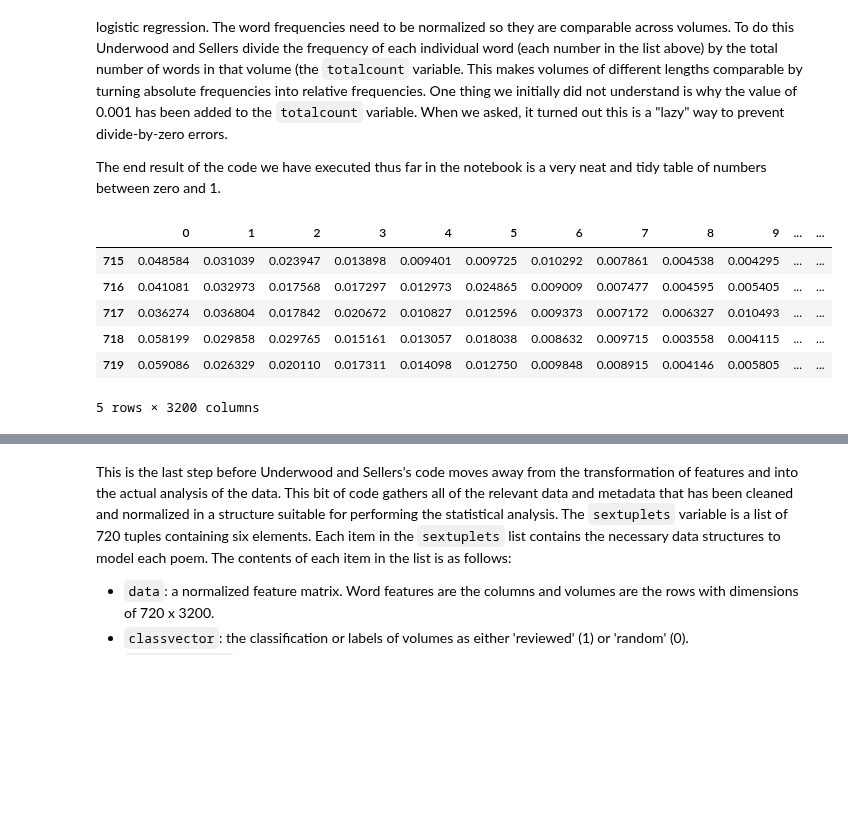
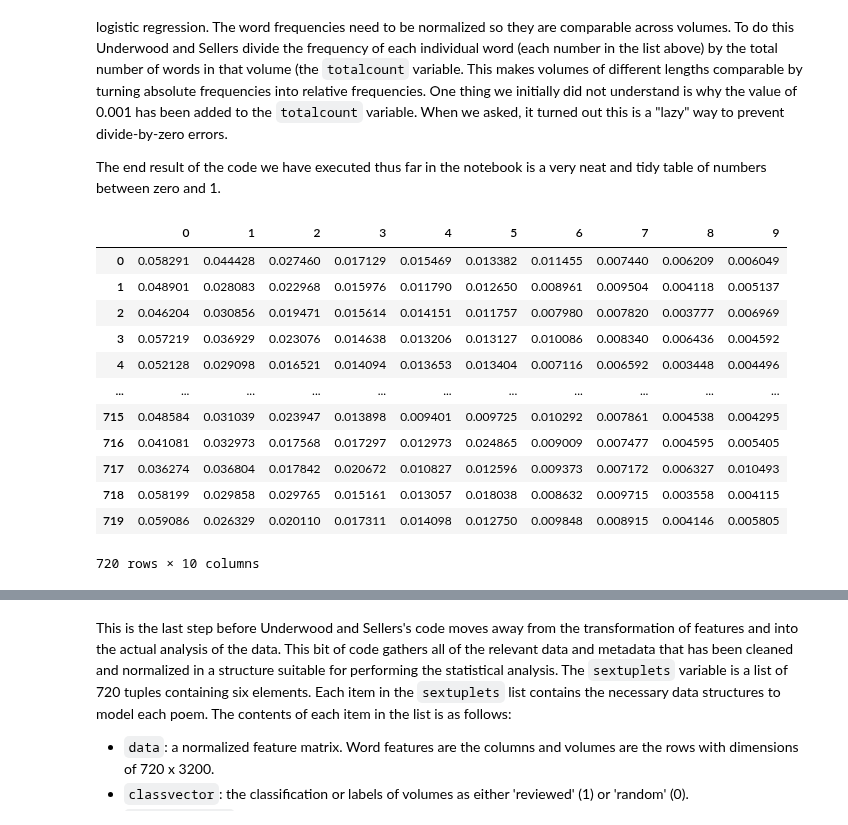
Before and after one commit to interedition/paceofchange, a Jupyter notebook: defactoring-pace-of-change.ipynb, the cells around one changed output, grey strips where cells are left out. Drawn from its saved outputs; the diff is of its cells as text; code cells hidden in the pictures; blank space fills up the shorter version.

Commit message:
trimming tables for better static display

```diff
--- a/defactoring-pace-of-change.ipynb
+++ b/defactoring-pace-of-change.ipynb
@@ -891,15 +890,21 @@ The end result of the code we have executed thus far in the notebook is a very n
 # %%
 ### DEFACTORING INSPECTION
 # Normalized perspective of the data
-data.tail()
+data.iloc[:,0:10]# display first and last 5 rows and 10 columns
 # %% [output]
-|  | 0 | 1 | 2 | 3 | 4 | 5 | 6 | 7 | 8 | 9 | ... | ... |
-| 715 | 0.048584 | 0.031039 | 0.023947 | 0.013898 | 0.009401 | 0.009725 | 0.010292 | 0.007861 | 0.004538 | 0.004295 | ... | ... |
-| 716 | 0.041081 | 0.032973 | 0.017568 | 0.017297 | 0.012973 | 0.024865 | 0.009009 | 0.007477 | 0.004595 | 0.005405 | ... | ... |
-| 717 | 0.036274 | 0.036804 | 0.017842 | 0.020672 | 0.010827 | 0.012596 | 0.009373 | 0.007172 | 0.006327 | 0.010493 | ... | ... |
-| 718 | 0.058199 | 0.029858 | 0.029765 | 0.015161 | 0.013057 | 0.018038 | 0.008632 | 0.009715 | 0.003558 | 0.004115 | ... | ... |
-| 719 | 0.059086 | 0.026329 | 0.020110 | 0.017311 | 0.014098 | 0.012750 | 0.009848 | 0.008915 | 0.004146 | 0.005805 | ... | ... |
+|  | 0 | 1 | 2 | 3 | 4 | 5 | 6 | 7 | 8 | 9 |
+| 0 | 0.058291 | 0.044428 | 0.027460 | 0.017129 | 0.015469 | 0.013382 | 0.011455 | 0.007440 | 0.006209 | 0.006049 |
+| 1 | 0.048901 | 0.028083 | 0.022968 | 0.015976 | 0.011790 | 0.012650 | 0.008961 | 0.009504 | 0.004118 | 0.005137 |
+| 2 | 0.046204 | 0.030856 | 0.019471 | 0.015614 | 0.014151 | 0.011757 | 0.007980 | 0.007820 | 0.003777 | 0.006969 |
+| 3 | 0.057219 | 0.036929 | 0.023076 | 0.014638 | 0.013206 | 0.013127 | 0.010086 | 0.008340 | 0.006436 | 0.004592 |
+| 4 | 0.052128 | 0.029098 | 0.016521 | 0.014094 | 0.013653 | 0.013404 | 0.007116 | 0.006592 | 0.003448 | 0.004496 |
+| ... | ... | ... | ... | ... | ... | ... | ... | ... | ... | ... |
+| 715 | 0.048584 | 0.031039 | 0.023947 | 0.013898 | 0.009401 | 0.009725 | 0.010292 | 0.007861 | 0.004538 | 0.004295 |
+| 716 | 0.041081 | 0.032973 | 0.017568 | 0.017297 | 0.012973 | 0.024865 | 0.009009 | 0.007477 | 0.004595 | 0.005405 |
+| 717 | 0.036274 | 0.036804 | 0.017842 | 0.020672 | 0.010827 | 0.012596 | 0.009373 | 0.007172 | 0.006327 | 0.010493 |
+| 718 | 0.058199 | 0.029858 | 0.029765 | 0.015161 | 0.013057 | 0.018038 | 0.008632 | 0.009715 | 0.003558 | 0.004115 |
+| 719 | 0.059086 | 0.026329 | 0.020110 | 0.017311 | 0.014098 | 0.012750 | 0.009848 | 0.008915 | 0.004146 | 0.005805 |
-5 rows × 3200 columns
+720 rows × 10 columns
 # %% [markdown]
 The last row in that table, 719, is the volume we have been tracking, *The Croakers* by Joseph Rodman Drake. It is just one of 720 relatively indistinguishable rows of numbers in this representation of 19th century poetry. This is a radical transformation of the original, prosaic representation literary historians are probably used to seeing (if the poem was of interest in the first place):
 
```
Also changed, not shown: parts of 2 cells of this notebook.
